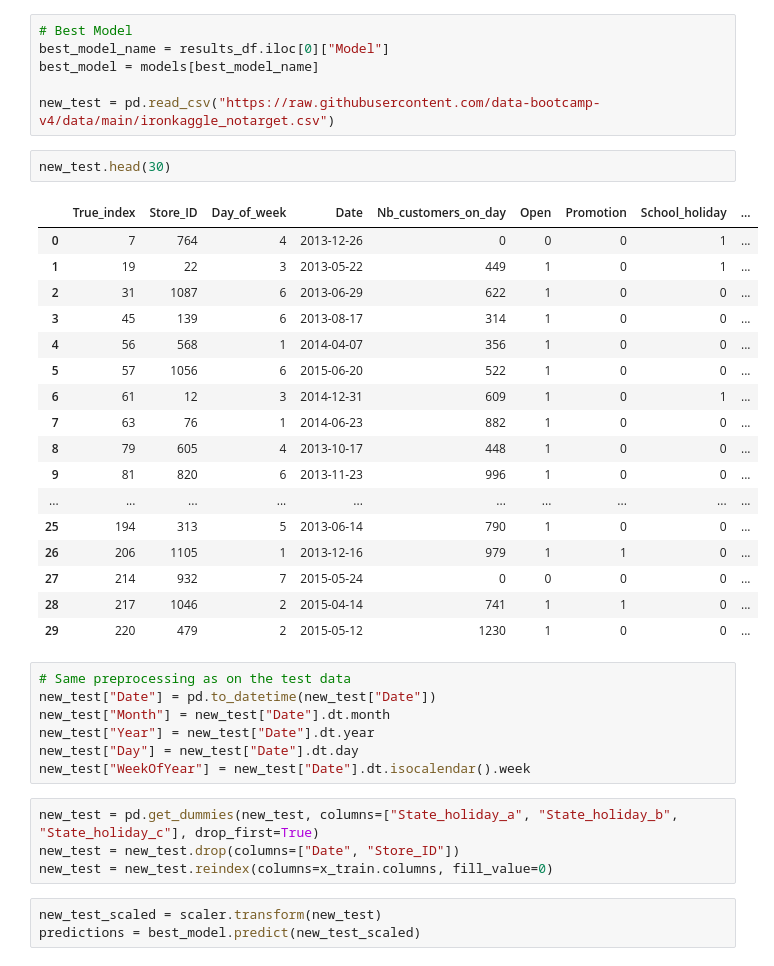
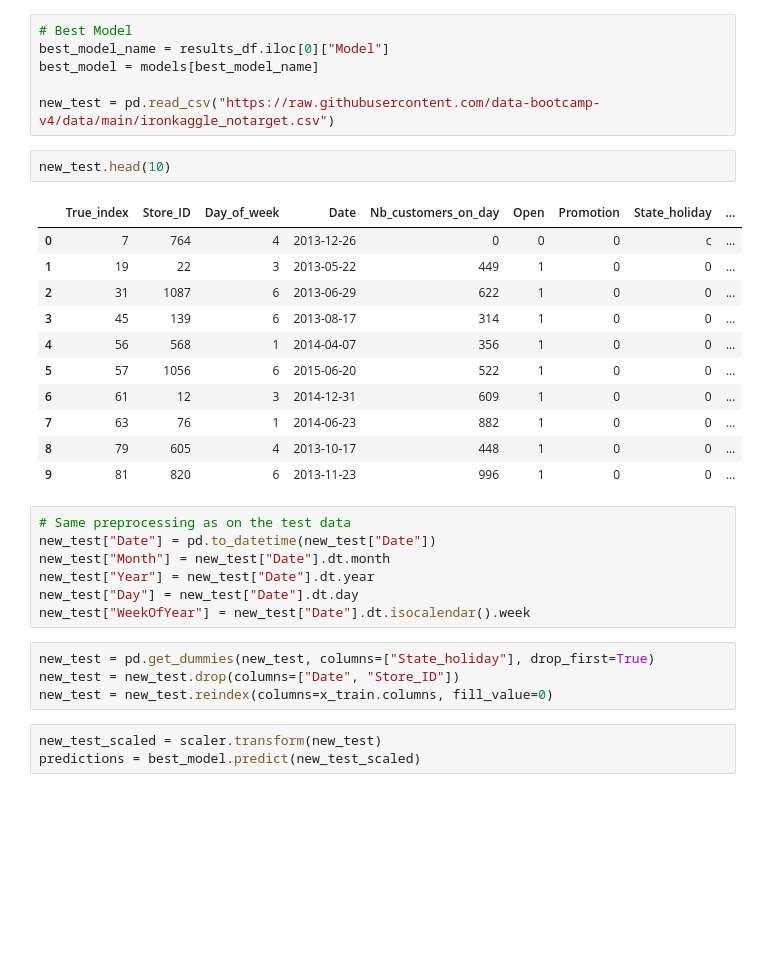
Before and after one commit to SheryllD/ironhack_kaggle, a Jupyter notebook: main.ipynb, the cells around one changed output. Cells and saved outputs as stored; diff of their text form; blank space fills up the shorter version.

```diff
--- a/main.ipynb
+++ b/main.ipynb
@@ -157,25 +180,19 @@ best_model = models[best_model_name]
 
 new_test = pd.read_csv("https://raw.githubusercontent.com/data-bootcamp-v4/data/main/ironkaggle_notarget.csv")
 # %%
-new_test.head(30)
+new_test.head(10)
 # %% [output]
-|  | True_index | Store_ID | Day_of_week | Date | Nb_customers_on_day | Open | Promotion | School_holiday | ... |
-| 0 | 7 | 764 | 4 | 2013-12-26 | 0 | 0 | 0 | 1 | ... |
-| 1 | 19 | 22 | 3 | 2013-05-22 | 449 | 1 | 0 | 1 | ... |
+|  | True_index | Store_ID | Day_of_week | Date | Nb_customers_on_day | Open | Promotion | State_holiday | ... |
+| 0 | 7 | 764 | 4 | 2013-12-26 | 0 | 0 | 0 | c | ... |
+| 1 | 19 | 22 | 3 | 2013-05-22 | 449 | 1 | 0 | 0 | ... |
 | 2 | 31 | 1087 | 6 | 2013-06-29 | 622 | 1 | 0 | 0 | ... |
 | 3 | 45 | 139 | 6 | 2013-08-17 | 314 | 1 | 0 | 0 | ... |
 | 4 | 56 | 568 | 1 | 2014-04-07 | 356 | 1 | 0 | 0 | ... |
 | 5 | 57 | 1056 | 6 | 2015-06-20 | 522 | 1 | 0 | 0 | ... |
-| 6 | 61 | 12 | 3 | 2014-12-31 | 609 | 1 | 0 | 1 | ... |
+| 6 | 61 | 12 | 3 | 2014-12-31 | 609 | 1 | 0 | 0 | ... |
 | 7 | 63 | 76 | 1 | 2014-06-23 | 882 | 1 | 0 | 0 | ... |
 | 8 | 79 | 605 | 4 | 2013-10-17 | 448 | 1 | 0 | 0 | ... |
 | 9 | 81 | 820 | 6 | 2013-11-23 | 996 | 1 | 0 | 0 | ... |
-| ... | ... | ... | ... | ... | ... | ... | ... | ... | ... |
-| 25 | 194 | 313 | 5 | 2013-06-14 | 790 | 1 | 0 | 0 | ... |
-| 26 | 206 | 1105 | 1 | 2013-12-16 | 979 | 1 | 1 | 0 | ... |
-| 27 | 214 | 932 | 7 | 2015-05-24 | 0 | 0 | 0 | 0 | ... |
-| 28 | 217 | 1046 | 2 | 2015-04-14 | 741 | 1 | 1 | 0 | ... |
-| 29 | 220 | 479 | 2 | 2015-05-12 | 1230 | 1 | 0 | 0 | ... |
 # %%
 # Same preprocessing as on the test data
 new_test["Date"] = pd.to_datetime(new_test["Date"])
@@ -184,7 +201,7 @@ new_test["Year"] = new_test["Date"].dt.year
 new_test["Day"] = new_test["Date"].dt.day
 new_test["WeekOfYear"] = new_test["Date"].dt.isocalendar().week
 # %%
-new_test = pd.get_dummies(new_test, columns=["State_holiday_a", "State_holiday_b", "State_holiday_c"], drop_first=True)
+new_test = pd.get_dummies(new_test, columns=["State_holiday"], drop_first=True)
 new_test = new_test.drop(columns=["Date", "Store_ID"])
 new_test = new_test.reindex(columns=x_train.columns, fill_value=0)
 # %%
```
Also changed, not shown: parts of 6 cells of this notebook, 1 other file.
